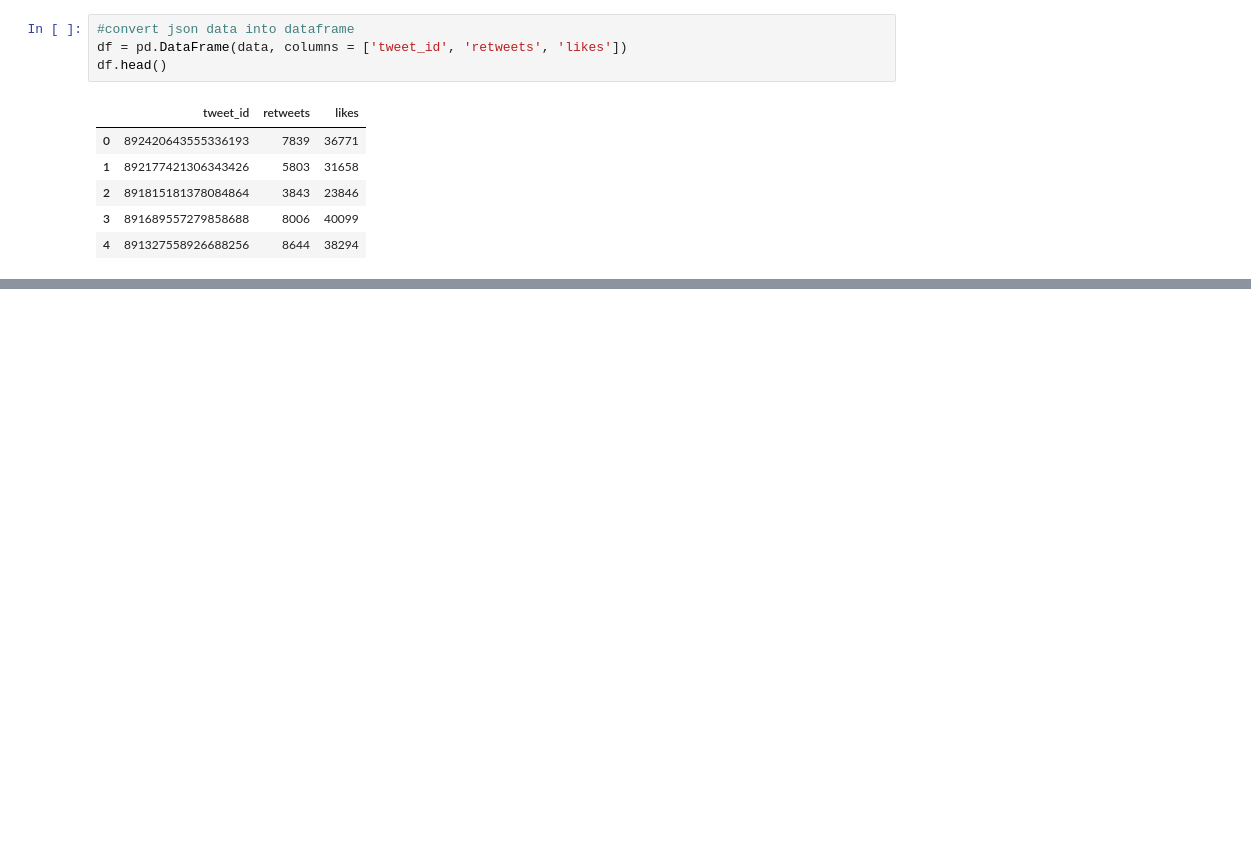
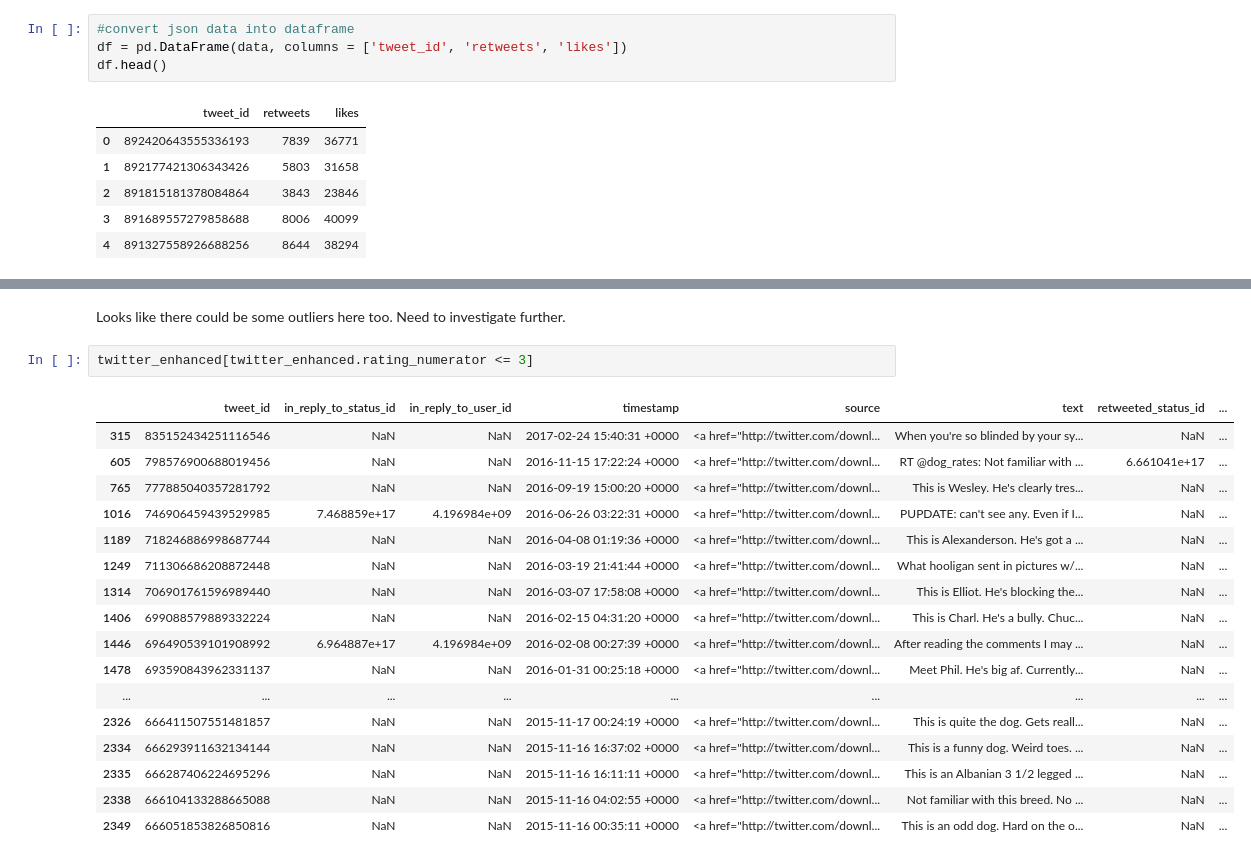
Before and after one commit to yasirgani/udacity_data_wrangling, a Jupyter notebook: wrangle_act.ipynb, the cells around one changed output, grey strips where cells are left out. Cells and saved outputs as stored; diff of their text form; blank space fills up the shorter version.

```diff
--- a/wrangle_act.ipynb
+++ b/wrangle_act.ipynb
@@ -209,0 +623,22 @@ Image.open('pictures/666044226329800704.jpg')
+# %% [markdown]
+Looks like there could be some outliers here too. Need to investigate further.
+# %%
+twitter_enhanced[twitter_enhanced.rating_numerator <= 3]
+# %% [output]
+|  | tweet_id | in_reply_to_status_id | in_reply_to_user_id | timestamp | source | text | retweeted_status_id | ... |
+| 315 | 835152434251116546 | NaN | NaN | 2017-02-24 15:40:31 +0000 | <a href="http://twitter.com/downl... | When you're so blinded by your sy... | NaN | ... |
+| 605 | 798576900688019456 | NaN | NaN | 2016-11-15 17:22:24 +0000 | <a href="http://twitter.com/downl... | RT @dog_rates: Not familiar with ... | 6.661041e+17 | ... |
+| 765 | 777885040357281792 | NaN | NaN | 2016-09-19 15:00:20 +0000 | <a href="http://twitter.com/downl... | This is Wesley. He's clearly tres... | NaN | ... |
+| 1016 | 746906459439529985 | 7.468859e+17 | 4.196984e+09 | 2016-06-26 03:22:31 +0000 | <a href="http://twitter.com/downl... | PUPDATE: can't see any. Even if I... | NaN | ... |
+| 1189 | 718246886998687744 | NaN | NaN | 2016-04-08 01:19:36 +0000 | <a href="http://twitter.com/downl... | This is Alexanderson. He's got a ... | NaN | ... |
+| 1249 | 711306686208872448 | NaN | NaN | 2016-03-19 21:41:44 +0000 | <a href="http://twitter.com/downl... | What hooligan sent in pictures w/... | NaN | ... |
+| 1314 | 706901761596989440 | NaN | NaN | 2016-03-07 17:58:08 +0000 | <a href="http://twitter.com/downl... | This is Elliot. He's blocking the... | NaN | ... |
+| 1406 | 699088579889332224 | NaN | NaN | 2016-02-15 04:31:20 +0000 | <a href="http://twitter.com/downl... | This is Charl. He's a bully. Chuc... | NaN | ... |
+| 1446 | 696490539101908992 | 6.964887e+17 | 4.196984e+09 | 2016-02-08 00:27:39 +0000 | <a href="http://twitter.com/downl... | After reading the comments I may ... | NaN | ... |
+| 1478 | 693590843962331137 | NaN | NaN | 2016-01-31 00:25:18 +0000 | <a href="http://twitter.com/downl... | Meet Phil. He's big af. Currently... | NaN | ... |
+| ... | ... | ... | ... | ... | ... | ... | ... | ... |
+| 2326 | 666411507551481857 | NaN | NaN | 2015-11-17 00:24:19 +0000 | <a href="http://twitter.com/downl... | This is quite the dog. Gets reall... | NaN | ... |
+| 2334 | 666293911632134144 | NaN | NaN | 2015-11-16 16:37:02 +0000 | <a href="http://twitter.com/downl... | This is a funny dog. Weird toes. ... | NaN | ... |
+| 2335 | 666287406224695296 | NaN | NaN | 2015-11-16 16:11:11 +0000 | <a href="http://twitter.com/downl... | This is an Albanian 3 1/2 legged ... | NaN | ... |
+| 2338 | 666104133288665088 | NaN | NaN | 2015-11-16 04:02:55 +0000 | <a href="http://twitter.com/downl... | Not familiar with this breed. No ... | NaN | ... |
+| 2349 | 666051853826850816 | NaN | NaN | 2015-11-16 00:35:11 +0000 | <a href="http://twitter.com/downl... | This is an odd dog. Hard on the o... | NaN | ... |
```
Also changed, not shown: parts of 92 cells of this notebook.
